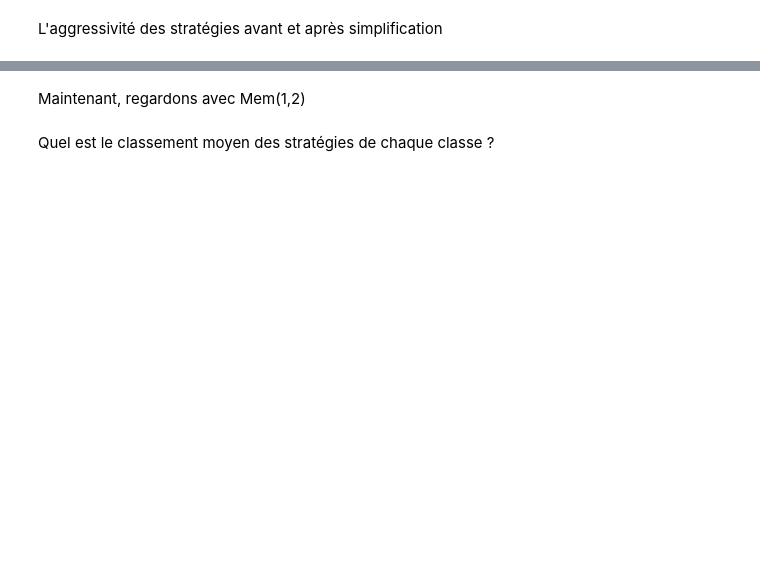
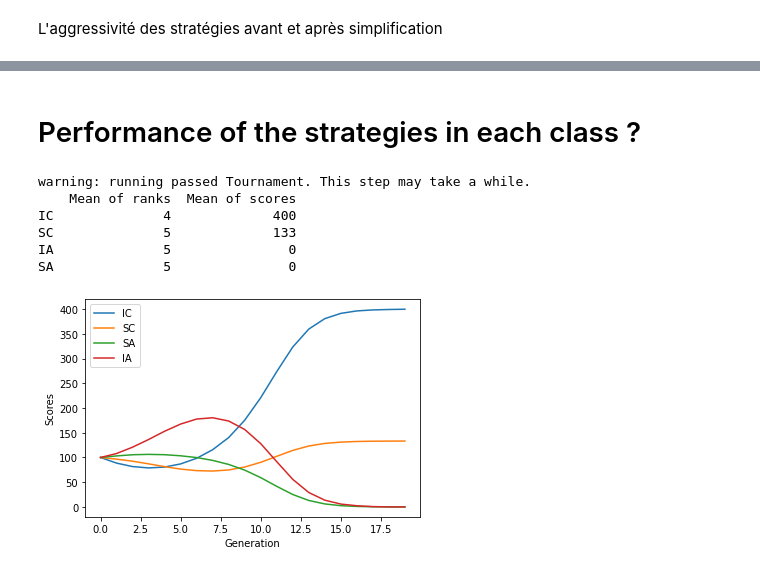
Before and after one commit to cristal-smac/ipd, a Jupyter notebook: FR/ipd_tools_classes_fr.ipynb, the cells around one changed output, grey strips where cells are left out. Drawn from its saved outputs; the diff is of its cells as text; code cells hidden in the pictures; blank space fills up the shorter version.

```diff
--- a/FR/ipd_tools_classes_fr.ipynb
+++ b/FR/ipd_tools_classes_fr.ipynb
@@ -12,0 +18,6 @@ Quand on regarde un ensemble de stratégies on constate qu'il possède des carac
+# %%
+# example of a classical tournament
+bag = [Periodic('C','allC'), Periodic('D','allD'), Tft(), Periodic('CCD','perCCD') ]
+t = Tournament(g,bag,length=10)
+t.run()
+t.matrix
@@ -83,2 +147,0 @@ createTab(getMem(1,1))
-# %% [markdown]
-Maintenant, regardons avec Mem(1,2)
@@ -87,8 +148,9 @@ createTab(getMem(1,2))
-# %% [markdown]
-Quel est le classement moyen des stratégies de chaque classe ?
+# %% [markdown]
+# Performance of the strategies in each class ?
 # %%
 bag = getMem(1,1)
-e = Ecological(g, bag, 100)
+t = Tournament(g,bag,100)
+e = Ecological(t, 100)
 e.run()
 ranking = e.historic.iloc[e.generation].rank(0, method="min", ascending=False)
 score = e.historic.iloc[e.generation]
@@ -115,30 +177,38 @@ ranksIC, ranksSC, ranksIA, ranksSA = [], [], [], []
 for i in range(e.generation):
     rIC = 0
     rSC = 0
     rIA = 0
     rSA = 0
     for key in agr:
         for strat in agr[key]:
             if key == "IC":
                 rIC += e.historic.iloc[i][strat.name]
             if key == "SC":
                 rSC += e.historic.iloc[i][strat.name]
             if key == "IA":
                 rIA += e.historic.iloc[i][strat.name]
             if key == "SA":
                 rSA += e.historic.iloc[i][strat.name]
     ranksIC += [np.sum(rIC)/len(agr['IC'])]
     ranksSC += [np.sum(rSC)/len(agr['SC'])]
     ranksIA += [np.sum(rIA)/len(agr['IA'])]
     ranksSA += [np.sum(rSA)/len(agr['SA'])]
 
 
 
 plt.plot(ranksIC, label='IC')
 plt.plot(ranksSC, label= 'SC')
 plt.plot(ranksSA, label='SA')
 plt.plot(ranksIA, label='IA')
 plt.ylabel('Scores')
 plt.xlabel('Generation')
 plt.legend()
 plt.show()
+# %% [output]
+warning: running passed Tournament. This step may take a while.
+    Mean of ranks  Mean of scores
+IC              4             400
+SC              5             133
+IA              5               0
+SA              5               0
+[figure, added]
```
Also changed, not shown: parts of 17 cells of this notebook.
